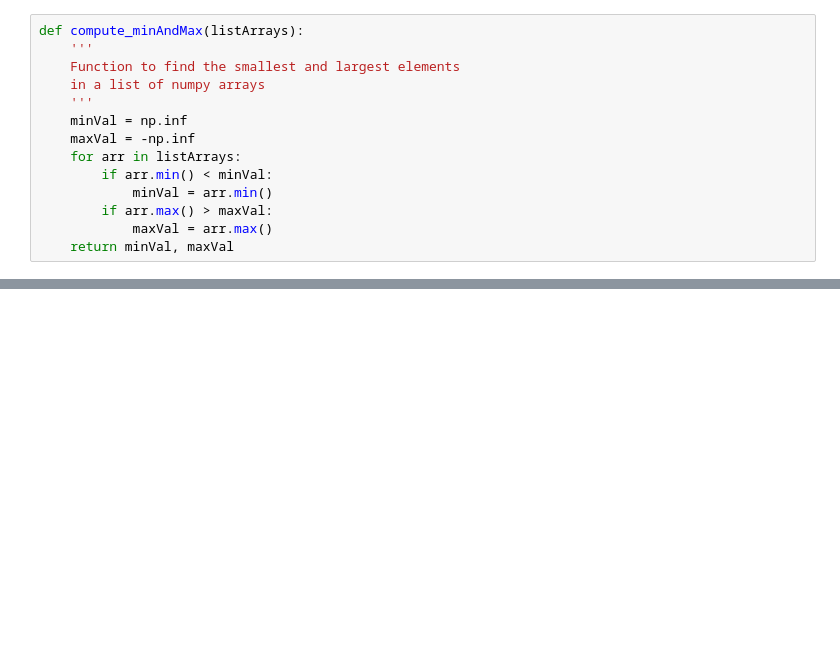
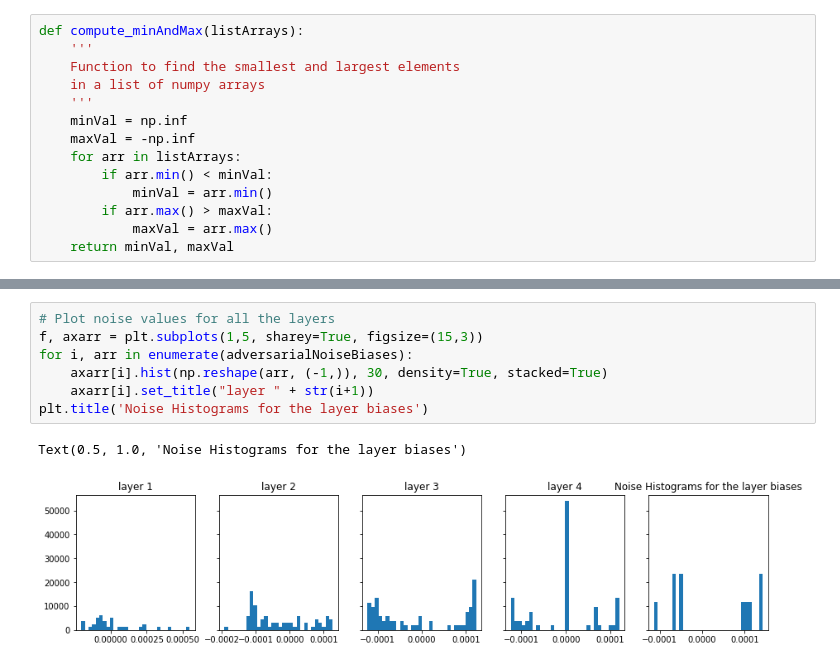
Before and after one commit to vorzawk/mdlAttack, a Jupyter notebook: measure_bitErrRate.ipynb, the cells around one changed output, grey strips where cells are left out. Saved outputs shown, nothing was run; the diff lists cells and outputs as text; blank space fills up the shorter version.

```diff
--- a/measure_bitErrRate.ipynb
+++ b/measure_bitErrRate.ipynb
@@ -142,0 +160,10 @@ for i, arr in enumerate(adversarialNoise):
+# %%
+# Plot noise values for all the layers
+f, axarr = plt.subplots(1,5, sharey=True, figsize=(15,3))
+for i, arr in enumerate(adversarialNoiseBiases):
+    axarr[i].hist(np.reshape(arr, (-1,)), 30, density=True, stacked=True)
+    axarr[i].set_title("layer " + str(i+1))
+plt.title('Noise Histograms for the layer biases')
+# %% [output]
+Text(0.5, 1.0, 'Noise Histograms for the layer biases')
+[figure, added]
```
Also changed, not shown: parts of 11 cells of this notebook, 1 other file.
